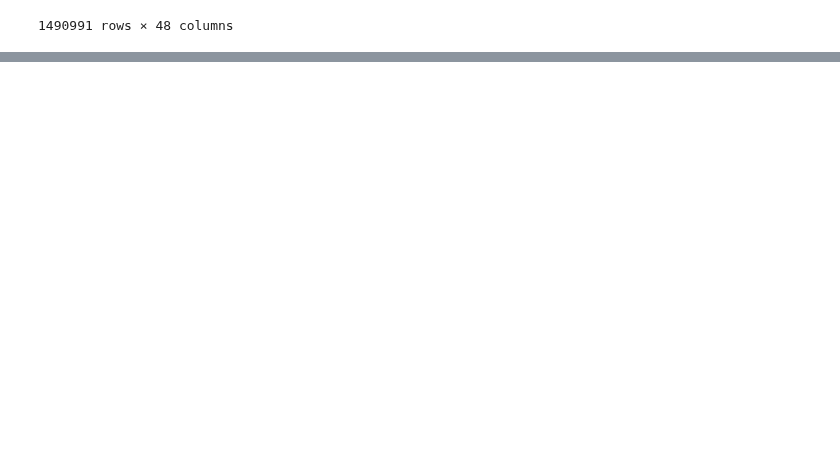
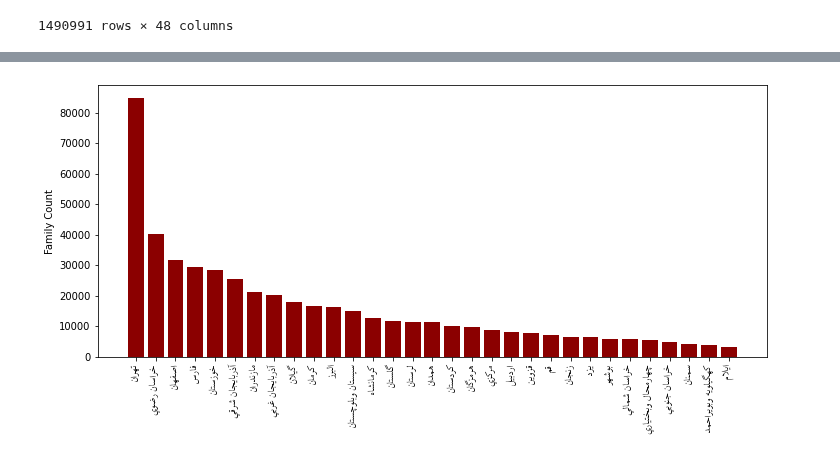
Before and after one commit to sadraheydari/BS_project, a Jupyter notebook: code/notebooks/1. EDA.ipynb, the cells around one changed output, grey strips where cells are left out. Cells and saved outputs as stored; diff of their text form; code cells hidden in the pictures; blank space fills up the shorter version.

```diff
--- a/code/notebooks/1. EDA.ipynb
+++ b/code/notebooks/1. EDA.ipynb
@@ -6,3 +18,6 @@ from matplotlib import pyplot as plt
+# %%
+farsi_font = FontProperties(
+    fname='/home/sadra/.fonts/truetype/XBNilufar/Niloofar/XB Niloofar.ttf')
 # %%
 data_df = pd.read_csv('../data/raw_refahdb.zip')
 data_df
@@ -22,0 +65,12 @@ data_df
+# %%
+prv_df = data_df.groupby('Provincename').agg({'ParentID': lambda x: x.nunique()})
+prv_df.sort_values('ParentID', ascending=False, inplace=True)
+# %%
+plt.figure(figsize=(12, 5))
+xticks = [get_display(arabic_reshaper.reshape(i)) for i in prv_df.index.values]
+plt.bar(xticks, prv_df['ParentID'], color='darkred')
+plt.xticks(rotation=90, fontproperties=farsi_font)
+plt.ylabel('Family Count')
+plt.savefig('../../report/figures/EDA/province_family_count.pdf', bbox_inches='tight')
+# %% [output]
+[figure, added]
```
Also changed, not shown: parts of 14 cells of this notebook, 11 other files.
